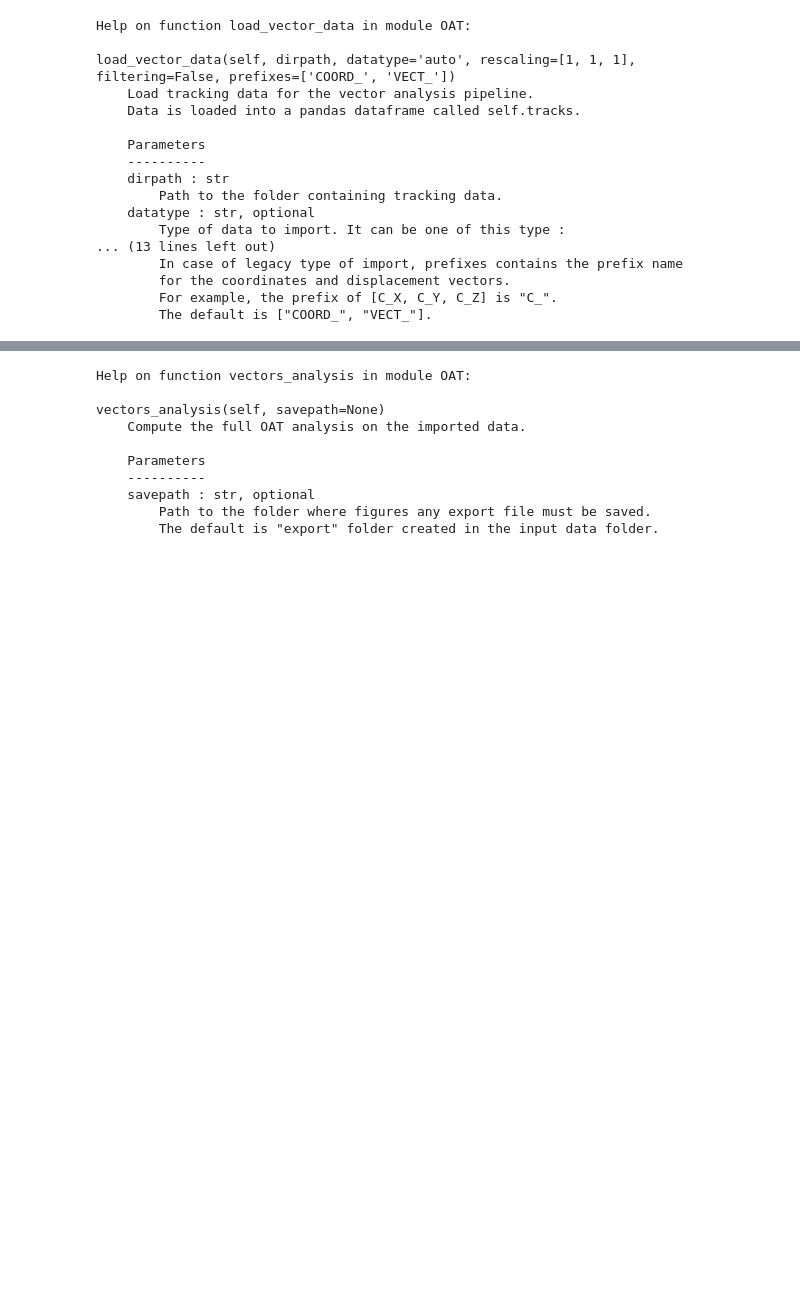
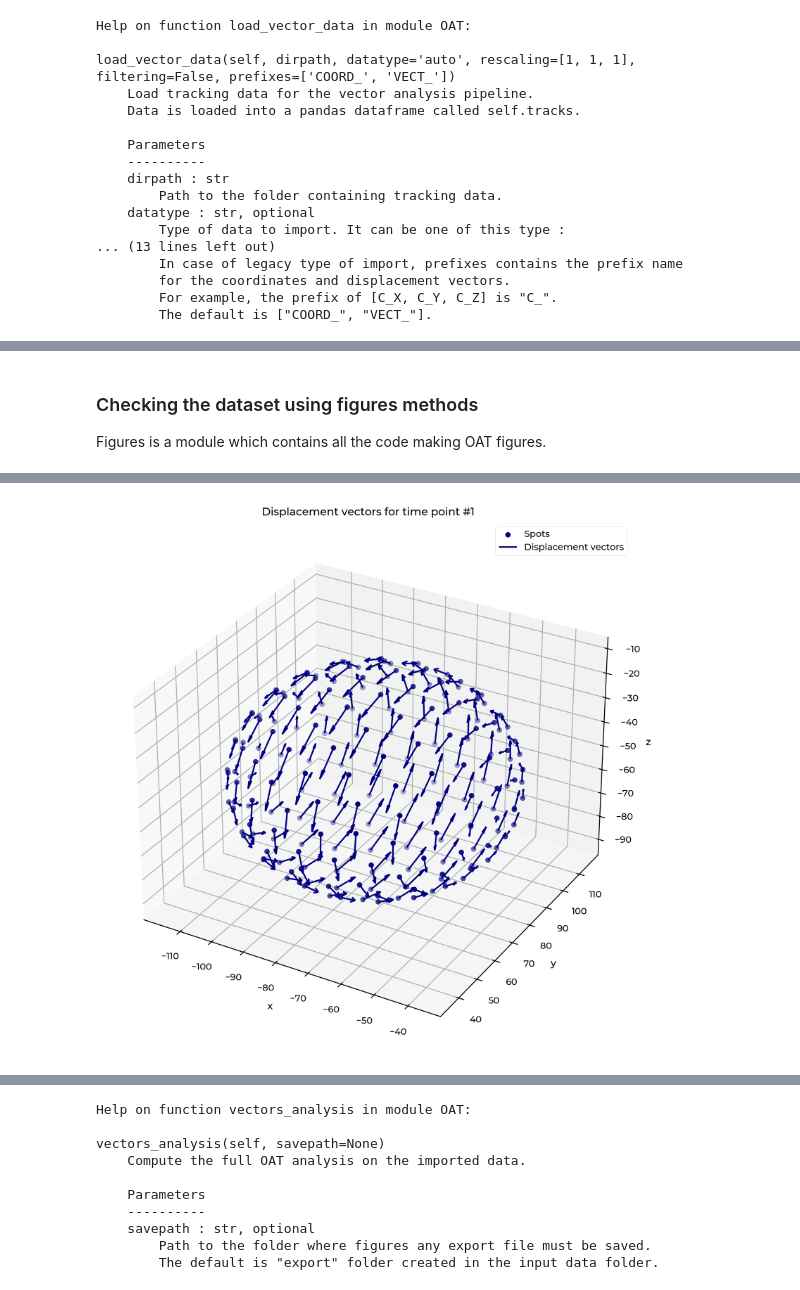
Before and after one commit to alex-merge/Organoid-Analyzing-Tools, a Jupyter notebook: demo/Simple_use_of_OAT.ipynb, the cells around one changed output, grey strips where cells are left out. Saved outputs shown, nothing was run; the diff lists cells and outputs as text; code cells hidden in the pictures; blank space fills up the shorter version.

```diff
--- a/demo/Simple_use_of_OAT.ipynb
+++ b/demo/Simple_use_of_OAT.ipynb
@@ -44,3 +62,10 @@ Computing displacement vectors ... Done ! (1.82s)
 | ID2 | 2 | 0.0 | [-75.30237142257698, 115.19597989... | 0 | ID202 | [0.0, 0.7218124552243239, 10.4155... |
 | ID3 | 3 | 0.0 | [-70.06880068856033, 114.79396984... | 0 | ID203 | [0.0, -3.3241481572747063, 9.7770... |
 | ID4 | 4 | 0.0 | [-87.05589988605506, 114.39195979... | 0 | ID204 | [0.0, -0.8020192369520913, 10.003... |
+# %% [markdown]
+### Checking the dataset using figures methods
+
+Figures is a module which contains all the code making OAT figures.
+# %%
+figures.show_data(test.tracks, 1)
+# %% [output]
@@ -47 +75,2 @@ Computing displacement vectors ... Done ! (1.82s)
+[figure, added]
 # %% [markdown]
```
Also changed, not shown: parts of 12 cells of this notebook, 6 other files.
